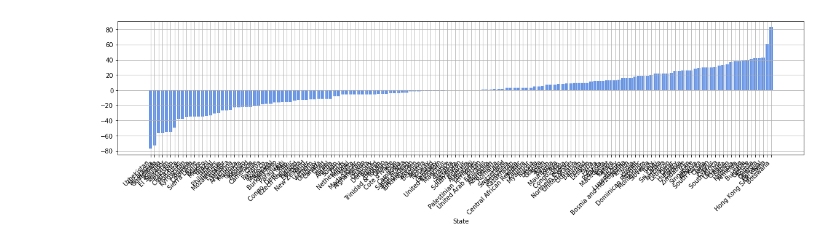
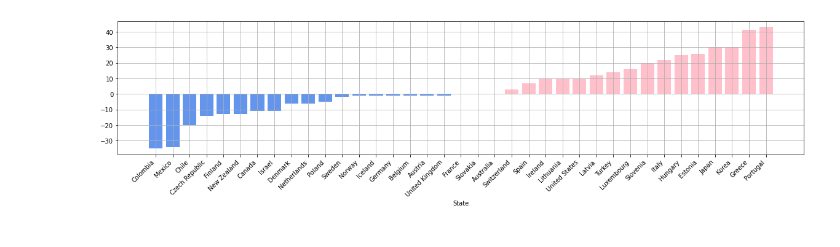
Before and after one commit to kjyju3955/BigdataProgramming, a Jupyter notebook: 프로젝트/Untitled.ipynb, the cells around one changed output. Cells and saved outputs as stored; diff of their text form; code cells hidden in the pictures.

```diff
--- a/프로젝트/Untitled.ipynb
+++ b/프로젝트/Untitled.ipynb
@@ -2,8 +2,14 @@
 import pandas as pd
 import numpy as np
 import matplotlib.pyplot as plt
+import seaborn as sns
+import scipy.stats as stats
+from sklearn.metrics import mean_squared_error
+import math
 from sklearn.linear_model import LinearRegression
 
 data=pd.read_csv('/Users/juyoung/Desktop/빅데이터프로그래밍/프로젝트/data/bigpro_test.csv',encoding='utf-8')
+data=data[data['OECD']=='v']
+data=data.reset_index()
 data
 # %% [output]
@@ -23,11 +33,15 @@ data
 # %%
-sub_data=data.sort_values(by='Sub')
+unhappy_data=data[data['Sub']>0]
+happy_data=data[data['Sub']<=0]
+unhappy_data=unhappy_data.sort_values(by='Sub')
+happy_data=happy_data.sort_values(by='Sub')
 
 plt.figure(figsize=(20,4))
-plt.bar(sub_data['Country'],sub_data['Sub'],color='cornflowerblue')
+plt.bar(happy_data['Country'], happy_data['Sub'],color='cornflowerblue')
+plt.bar(unhappy_data['Country'], unhappy_data['Sub'],color='pink')
 plt.grid(True)
 plt.xlabel('State')
 plt.xticks(rotation=45, ha='right')
 plt.show()
 # %% [output]
-[figure, old version]
+[figure, new version]
```
Also changed, not shown: parts of 9 cells of this notebook, 2 other files.
